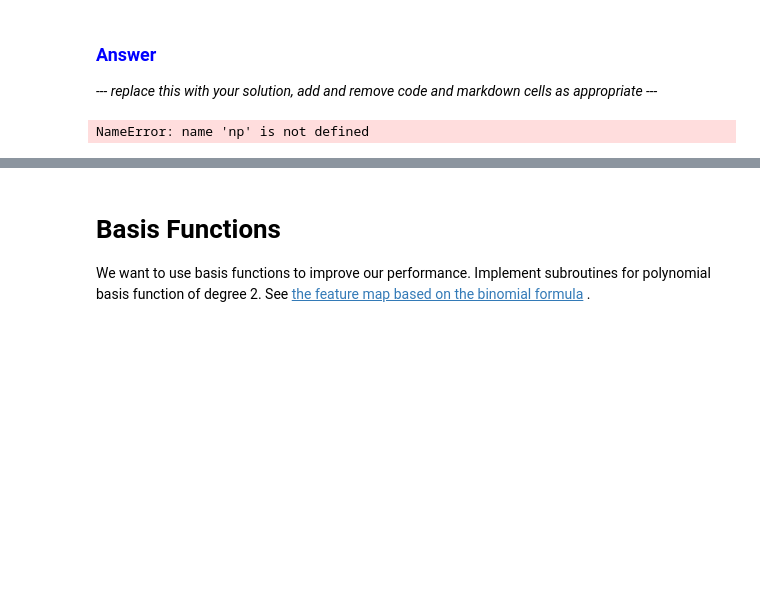
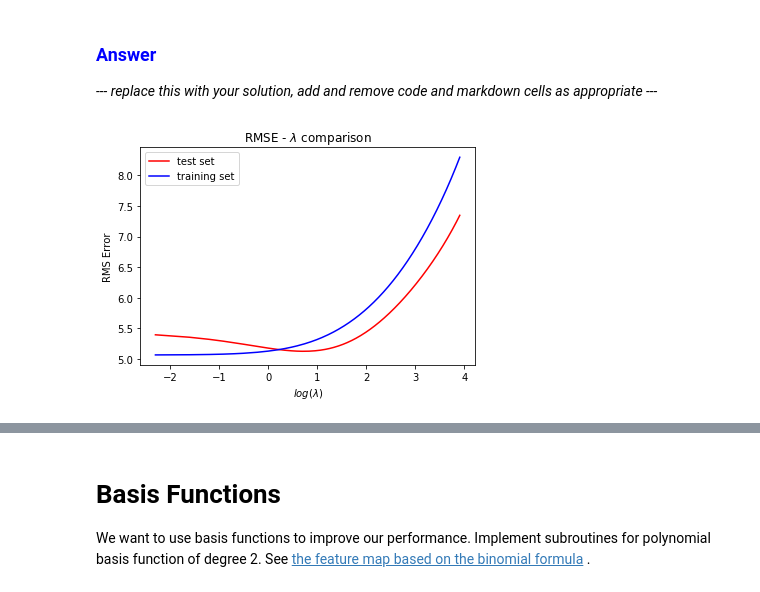
Before and after one commit to ATanggara/Statistical_Machine_Learning_2019, a Jupyter notebook: week2/02-regression-work.ipynb, the cells around one changed output, grey strips where cells are left out. Saved outputs shown, nothing was run; the diff lists cells and outputs as text; code cells hidden in the pictures; blank space fills up the shorter version.

```diff
--- a/week2/02-regression-work.ipynb
+++ b/week2/02-regression-work.ipynb
@@ -254,3 +263,29 @@ def RMSE_regularized(X, t, lamb, w):
+# %%
+def maxLikelihood_regularized(X, t, lamb, bias=False):
+    # add a bias column to feature matrix (i.e column of 1s)
+    if bias == True:
+        Xb = np.ones((X.shape[0], X.shape[1]+1))
+        Xb[:, 1:] = X
+        X = Xb
+
+    I = np.eye(X.shape[1]) #(d*d) identity matrix
+
+    return inv(X.T@X + lamb*I) @ X.T @ t
+
+def RMSE_regularized(X, t, lamb, w, bias=False, regterm=False):
+    # add a bias column to feature matrix (i.e column of 1s)
+    if bias == True:
+        Xb = np.ones((X.shape[0], X.shape[1]+1))
+        Xb[:, 1:] = X
+        X = Xb
+
+    I = np.diag(np.ones((X.shape[1]))) #(d*d) identity matrix
+
+    reg_term = 0
+    if regterm == True:
+        reg_term = (lamb/2)*(np.linalg.norm(w))
+
+    return np.sqrt(1/X.shape[0]) * ( np.linalg.norm(X@w - t) + reg_term)
 # %% [markdown]
 By calculating the RMSE on the training and test sets, evaluate the impact of regularisation for $\lambda = 1.1$.
 
@@ -287,25 +330,27 @@ Hint: You may find you want to plot against $\log(\lambda)$. The functions ``np.
 ### <span style="color:blue">Answer</span>
 <i>--- replace this with your solution, add and remove code and markdown cells as appropriate ---</i>
 # %%
-lambs = np.arange(start=0.2,stop=20.0,step=0.2)
-test_errors = np.empty(len(lambs))
-train_errors = np.empty(len(lambs))
+lambs = np.arange(start=-5.0,stop=50.0,step=0.1)
+test_errors = np.zeros(len(lambs))
+train_errors = np.zeros(len(lambs))
 
-for i in range(len(lags)):
+for i in range(len(lambs)):
     min_weight = maxLikelihood_regularized(train_feature, train_target, lambs[i])
     test_errors[i] = RMSE_regularized(test_feature, test_target, lambs[i], min_weight)
     train_errors[i] = RMSE_regularized(train_feature, train_target, lambs[i], min_weight)
+#     test_errors[i] = RMSError(test_feature, test_target, min_weight)
+#     train_errors[i] = RMSError(train_feature, train_target, min_weight)
 
-
+lambs = np.log(lambs)
 plt.figure(3)
-plt.plot(lambs, test_errors, color='b', label="test set")
-plt.plot(lags, train_errors, color='r', label="training set")
+plt.plot(lambs, test_errors, color='r', label="test set")
+plt.plot(lambs, train_errors, color='b', label="training set")
 
 plt.title("RMSE - $\lambda$ comparison")
-plt.xlabel("$\lambda$")
+plt.xlabel("$log(\lambda)$")
 plt.ylabel("RMS Error")
 
 plt.legend()
 plt.show()
 # %% [output]
-NameError: name 'np' is not defined
+[figure, added]
```
Also changed, not shown: parts of 11 cells of this notebook, 3 other files.
